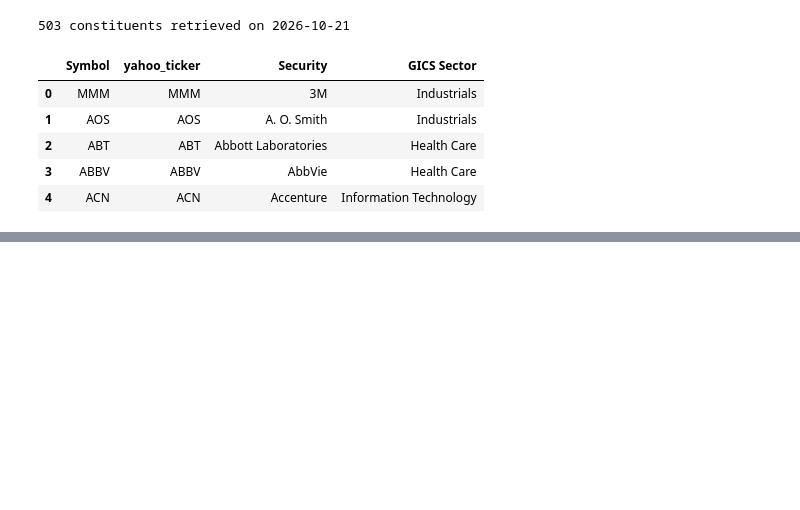
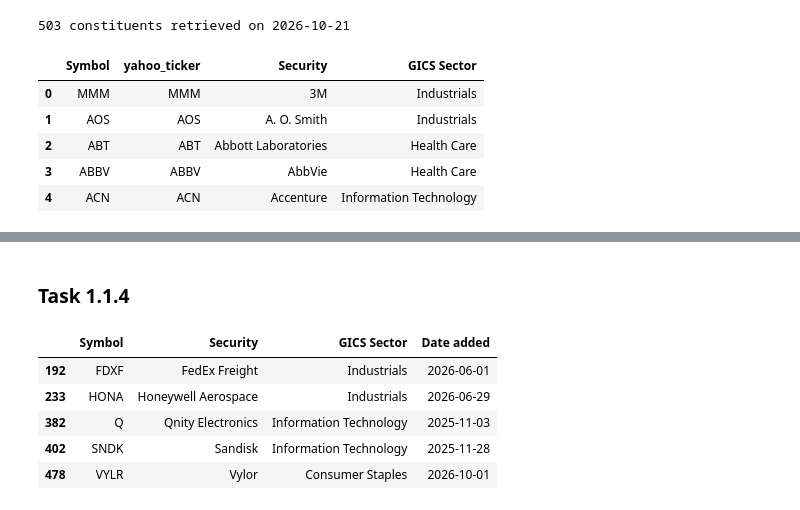
Before and after one commit to 7omain/Uni-Coursework, a Jupyter notebook: coursework.ipynb, the cells around one changed output, grey strips where cells are left out. Drawn from its saved outputs; the diff is of its cells as text; code cells hidden in the pictures; blank space fills up the shorter version.

```diff
--- a/coursework.ipynb
+++ b/coursework.ipynb
@@ -37,0 +75,12 @@ sp500[["Symbol", "yahoo_ticker", "Security", "GICS Sector"]].head()
+# %% [markdown]
+### Task 1.1.4
+# %%
+failed = ["HONA", "VYLR", "FDXF", "SNDK", "Q"]
+sp500[sp500["yahoo_ticker"].isin(failed)][["Symbol", "Security", "GICS Sector", "Date added"]]
+# %% [output]
+|  | Symbol | Security | GICS Sector | Date added |
+| 192 | FDXF | FedEx Freight | Industrials | 2026-06-01 |
+| 233 | HONA | Honeywell Aerospace | Industrials | 2026-06-29 |
+| 382 | Q | Qnity Electronics | Information Technology | 2025-11-03 |
+| 402 | SNDK | Sandisk | Information Technology | 2025-11-28 |
+| 478 | VYLR | Vylor | Consumer Staples | 2026-10-01 |
```
Also changed, not shown: parts of 12 cells of this notebook.
